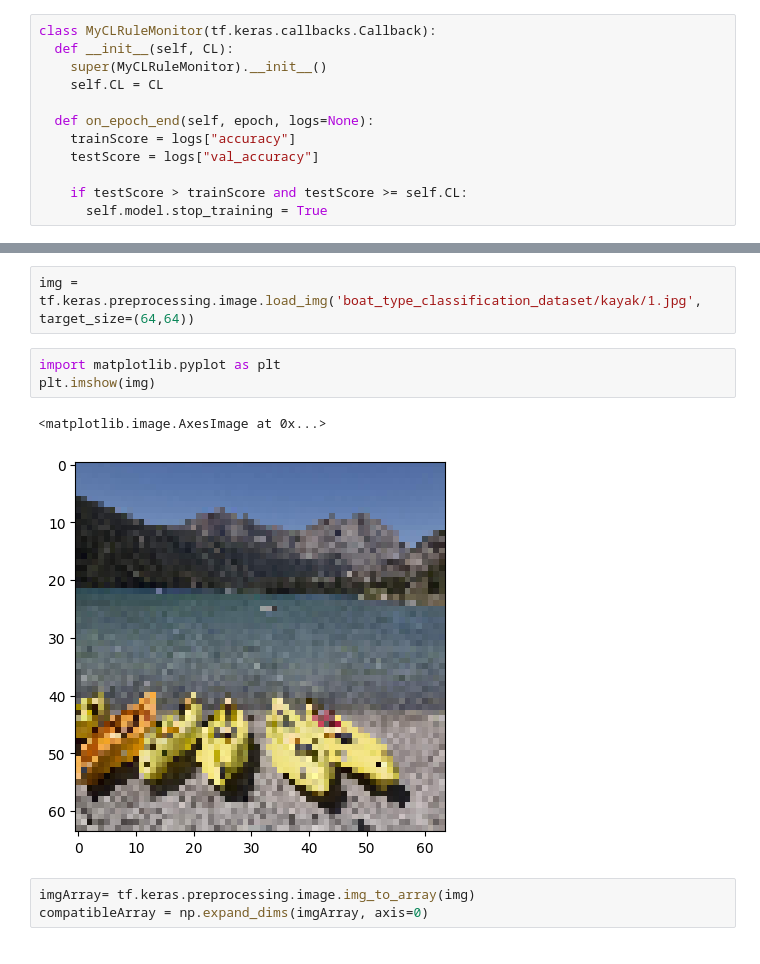
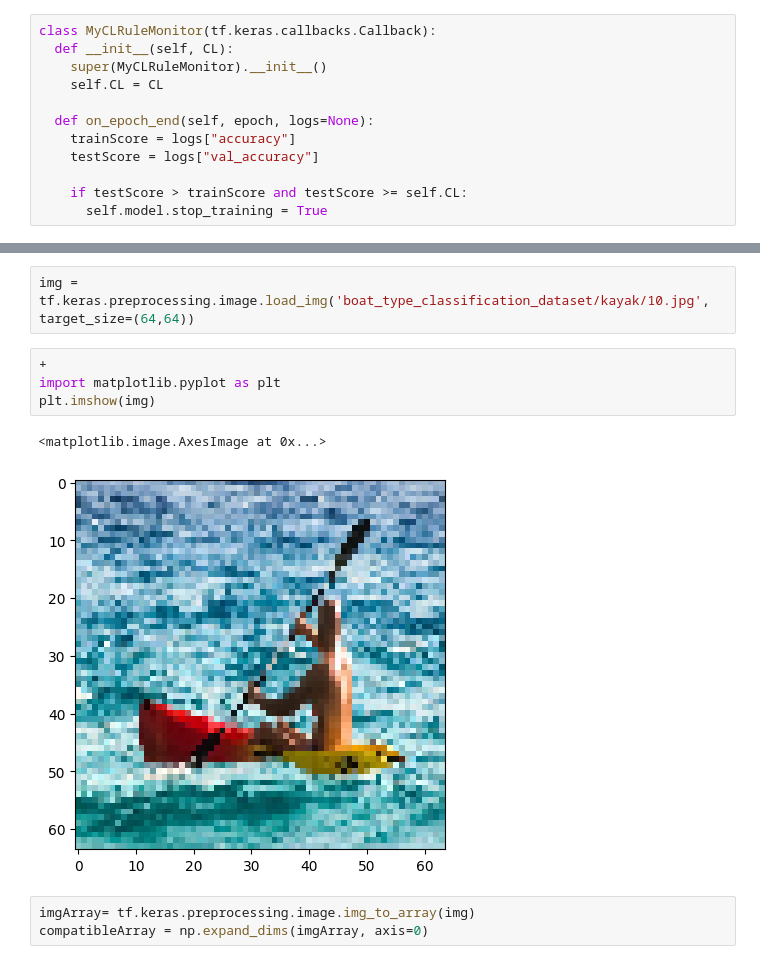
Before and after one commit to agarwalpratik/aiml, a Jupyter notebook: Automating_Port_Operations_DeepLearning.ipynb, the cells around one changed output, grey strips where cells are left out. Drawn from its saved outputs; the diff is of its cells as text.

```diff
--- a/Automating_Port_Operations_DeepLearning.ipynb
+++ b/Automating_Port_Operations_DeepLearning.ipynb
@@ -234,11 +234,12 @@ model
 # %%
-img = tf.keras.preprocessing.image.load_img('boat_type_classification_dataset/kayak/1.jpg', target_size=(64,64))
+img = tf.keras.preprocessing.image.load_img('boat_type_classification_dataset/kayak/10.jpg', target_size=(64,64))
 # %%
++
 import matplotlib.pyplot as plt
 plt.imshow(img)
 # %% [output]
 <matplotlib.image.AxesImage at 0x...>
-[figure, old version]
+[figure, new version]
 # %%
 imgArray= tf.keras.preprocessing.image.img_to_array(img)
 compatibleArray = np.expand_dims(imgArray, axis=0)
```
Also changed, not shown: parts of 8 cells of this notebook.
